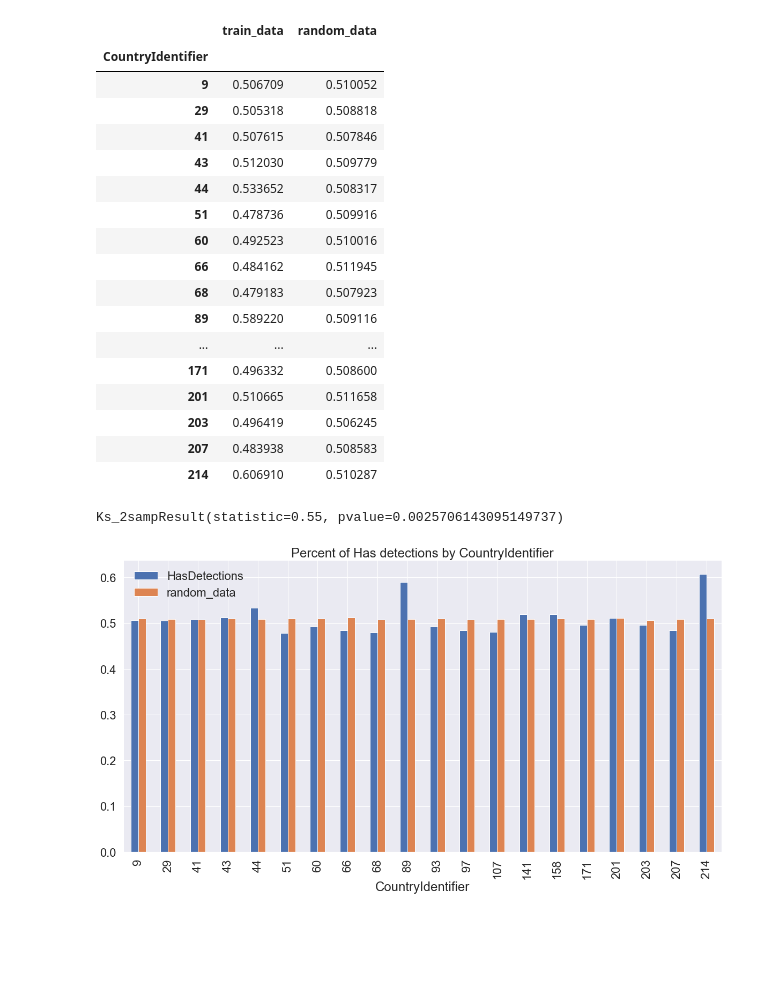
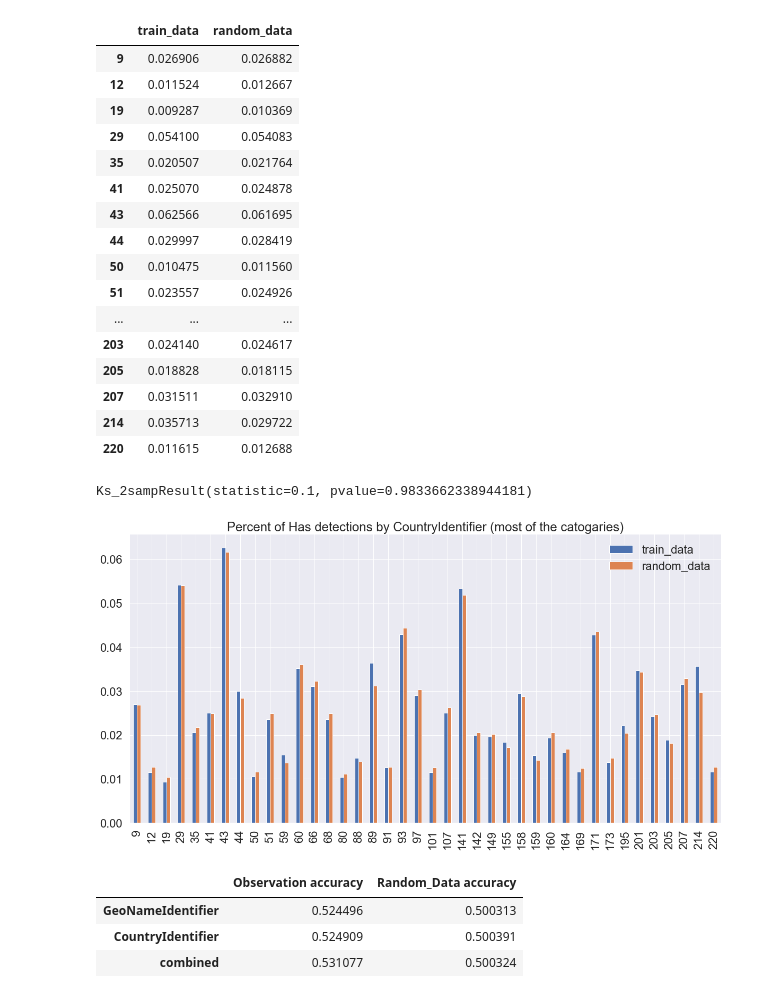
Before and after one commit to shy166/Data-Science-Investigation-Project, a Jupyter notebook: 189/final/Scenario 5 Geography.ipynb, the cells around one changed output. Drawn from its saved outputs; the diff is of its cells as text; code cells hidden in the pictures; blank space fills up the shorter version.

```diff
--- a/189/final/Scenario 5 Geography.ipynb
+++ b/189/final/Scenario 5 Geography.ipynb
@@ -78,25 +89,24 @@ Ks_2sampResult(statistic=0.5, pvalue=0.008161678659143069)
 # %%
 #from the histogram, we see there is a difference in top 4 counties
 # %%
-analysis(COLS[2])
+analysis(COLS[2], 40)
 # %% [output]
 |  | train_data | random_data |
-| CountryIdentifier |  |  |
-| 9 | 0.506709 | 0.510052 |
-| 29 | 0.505318 | 0.508818 |
-| 41 | 0.507615 | 0.507846 |
-| 43 | 0.512030 | 0.509779 |
-| 44 | 0.533652 | 0.508317 |
-| 51 | 0.478736 | 0.509916 |
-| 60 | 0.492523 | 0.510016 |
-| 66 | 0.484162 | 0.511945 |
-| 68 | 0.479183 | 0.507923 |
-| 89 | 0.589220 | 0.509116 |
+| 9 | 0.026906 | 0.026882 |
+| 12 | 0.011524 | 0.012667 |
+| 19 | 0.009287 | 0.010369 |
+| 29 | 0.054100 | 0.054083 |
+| 35 | 0.020507 | 0.021764 |
+| 41 | 0.025070 | 0.024878 |
+| 43 | 0.062566 | 0.061695 |
+| 44 | 0.029997 | 0.028419 |
+| 50 | 0.010475 | 0.011560 |
+| 51 | 0.023557 | 0.024926 |
 | ... | ... | ... |
-| 171 | 0.496332 | 0.508600 |
-| 201 | 0.510665 | 0.511658 |
-| 203 | 0.496419 | 0.506245 |
-| 207 | 0.483938 | 0.508583 |
-| 214 | 0.606910 | 0.510287 |
+| 203 | 0.024140 | 0.024617 |
+| 205 | 0.018828 | 0.018115 |
+| 207 | 0.031511 | 0.032910 |
+| 214 | 0.035713 | 0.029722 |
+| 220 | 0.011615 | 0.012688 |
-Ks_2sampResult(statistic=0.55, pvalue=0.0025706143095149737)
+Ks_2sampResult(statistic=0.1, pvalue=0.9833662338944181)
-[figure, old version]
+[figure, new version]
@@ -104,0 +117,39 @@ Ks_2sampResult(statistic=0.55, pvalue=0.0025706143095149737)
+# %%
+def skl(col):
+    nominal_transformer = Pipeline(steps=[
+        ('onehot', OneHotEncoder(handle_unknown='ignore'))
+    ])
+    preproc = ColumnTransformer(transformers=[('onehot', nominal_transformer, col)],\
+                                          remainder='drop')
+    clf = RandomForestClassifier(n_estimators=7, max_depth=60)
+    pl = Pipeline(steps=[('preprocessor', preproc),
+                    ('clf', clf)
+                    ])
+    return pl
+# %%
+X_train, X_test, y_train, y_test = train_test_split(train.dropna().drop('HasDetections',axis = 1)\
+                                                    , train.dropna()['HasDetections'], test_size=0.25)
+N = len(y_test)
+y_random = y_test.sample(replace=False, frac = 1)
+# %%
+output = pd.DataFrame(columns = ['Observation accuracy', 'Random_Data accuracy'], index = COLS[1:])
+for i in COLS[1:]:
+    pl = skl([COLS[1]])
+    pl.fit(X_train, y_train)
+    pred_score = pl.score(X_test, y_test)
+    rand_score = pl.score(X_test, y_random)
+    output.loc[i, 'Observation accuracy'] = pred_score
+    output.loc[i, 'Random_Data accuracy'] = rand_score
+pl = skl(COLS[1:])
+pl.fit(X_train, y_train)
+pred_score = pl.score(X_test, y_test)
+rand_score = pl.score(X_test, y_random)
+output.loc['combined', 'Observation accuracy'] = pred_score
+output.loc['combined', 'Random_Data accuracy'] = rand_score
+# %%
+output
+# %% [output]
+|  | Observation accuracy | Random_Data accuracy |
+| GeoNameIdentifier | 0.524496 | 0.500313 |
+| CountryIdentifier | 0.524909 | 0.500391 |
+| combined | 0.531077 | 0.500324 |
```
Also changed, not shown: parts of 8 cells of this notebook, 2 other files.
